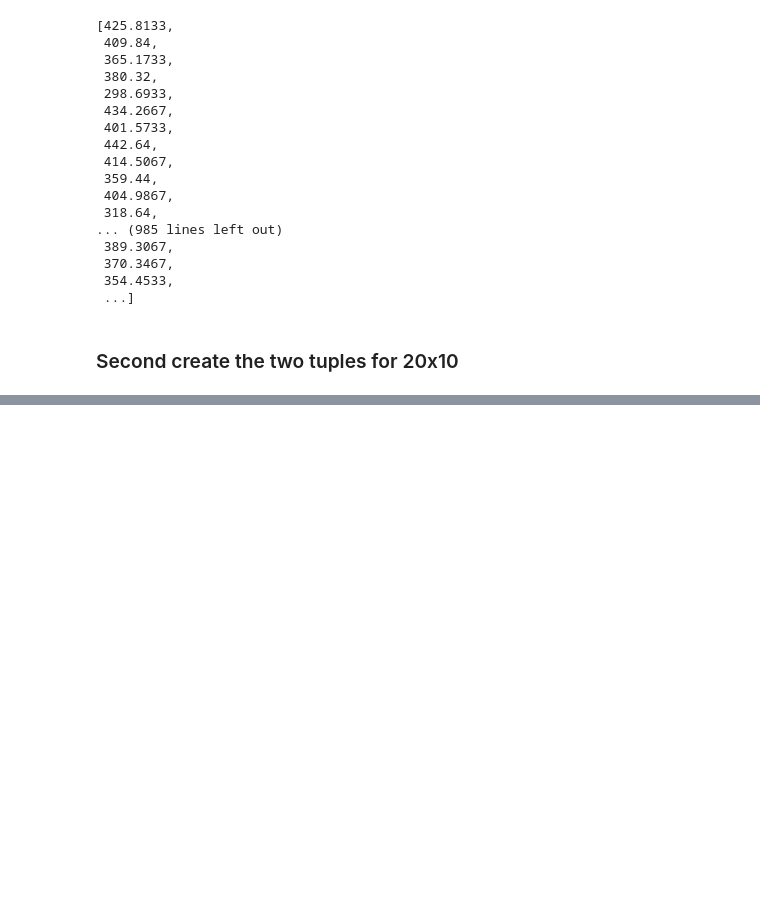
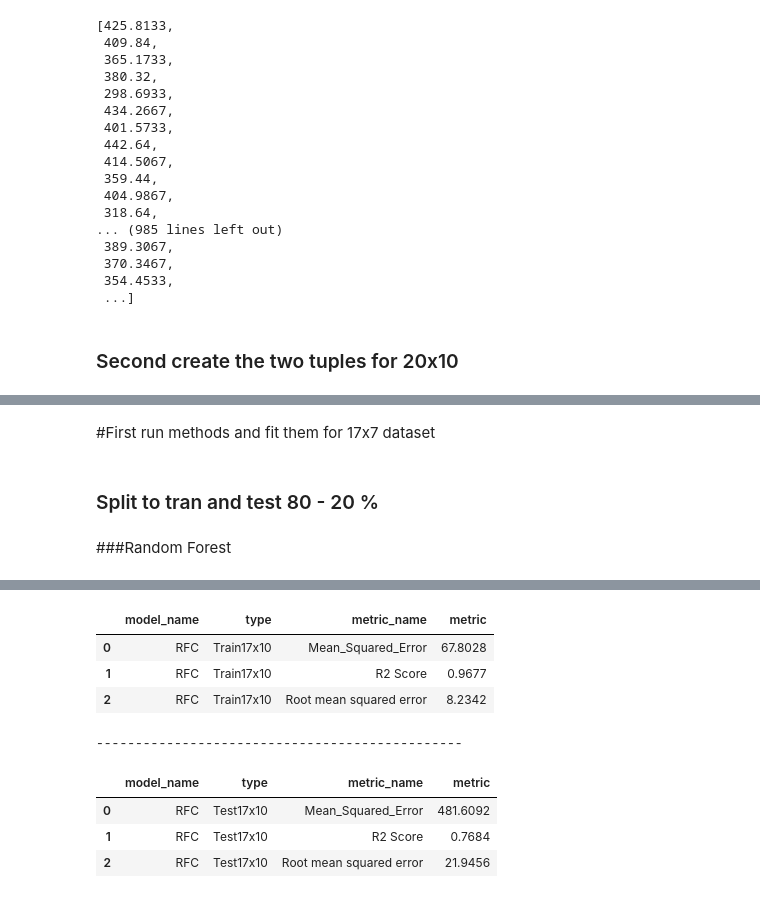
Before and after one commit to spros1/Methods-and-Algorithms_Work_Semester_21-22, a Jupyter notebook: AssortmentPlanning.ipynb, the cells around one changed output, grey strips where cells are left out. Drawn from its saved outputs; the diff is of its cells as text; code cells hidden in the pictures; blank space fills up the shorter version.

```diff
--- a/AssortmentPlanning.ipynb
+++ b/AssortmentPlanning.ipynb
@@ -203,0 +301,23 @@ for e in range(0,df_20x10.shape[0]):
+# %%
+# function to fit the model
+def model_prediction(fitted_model, x_feat):
+
+  pred = fitted_model.predict(x_feat)
+  return pred
+# %%
+# function for the scores of regression
+def model_evaluation_regressor (y_true, y_pred, model_name, train_test):
+
+  df_score=pd.DataFrame({
+                   'model_name'  : [model_name, model_name, model_name]
+                  , 'type'       : [train_test, train_test, train_test]
+                  ,'metric_name' : ['Mean_Squared_Error', 'R2 Score','Root mean squared error']
+                  , 'metric'     : [
+                                    round(mean_squared_error(y_true     , y_pred)     , 4)
+                                  , round(r2_score(y_true               , y_pred)     , 4)
+                                  , round(sqrt(mean_squared_error(y_true, y_pred))    , 4)
+
+                                  ]
+  })
+  display(df_score)
+  return df_score
@@ -203,0 +402,21 @@ for e in range(0,df_20x10.shape[0]):
+# %% [markdown]
+#First run methods and fit them for 17x7 dataset
+# %% [markdown]
+### Split to tran and test 80 - 20 %
+# %%
+# split to train and test
+X_train, X_test, y_train, y_test = train_test_split(df_17x7products, df_17x7contribution, test_size=0.2, random_state=42)
+# %% [markdown]
+###Random Forest
+# %%
+#  Random Forest model run
+RFC_model, RFC_runtime = model_execution(RandomForestRegressor(), 'RandomForest')
+train_pred_RFC = model_prediction(RFC_model, X_train  )
+test_pred_RFC  = model_prediction(RFC_model, X_test)
+
+# Random Forest Evaluation
+print("\n")
+RFC_train = model_evaluation_regressor(y_train, train_pred_RFC, 'RFC', 'Train17x10')
+print("-----------------------------------------------\n")
+RFC_test = model_evaluation_regressor(y_test, test_pred_RFC,'RFC', 'Test17x10')
+# %% [output]
@@ -203,0 +424,9 @@ for e in range(0,df_20x10.shape[0]):
+|  | model_name | type | metric_name | metric |
+| 0 | RFC | Train17x10 | Mean_Squared_Error | 67.8028 |
+| 1 | RFC | Train17x10 | R2 Score | 0.9677 |
+| 2 | RFC | Train17x10 | Root mean squared error | 8.2342 |
+-----------------------------------------------
+|  | model_name | type | metric_name | metric |
+| 0 | RFC | Test17x10 | Mean_Squared_Error | 481.6092 |
+| 1 | RFC | Test17x10 | R2 Score | 0.7684 |
+| 2 | RFC | Test17x10 | Root mean squared error | 21.9456 |
```
Also changed, not shown: parts of 24 cells of this notebook.
